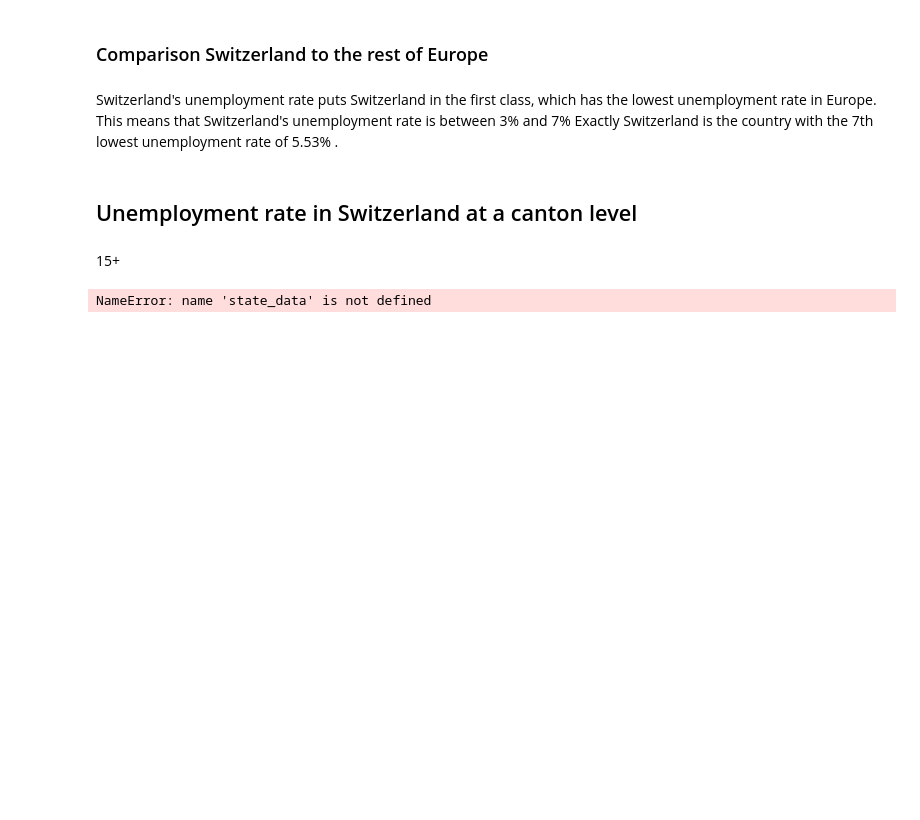
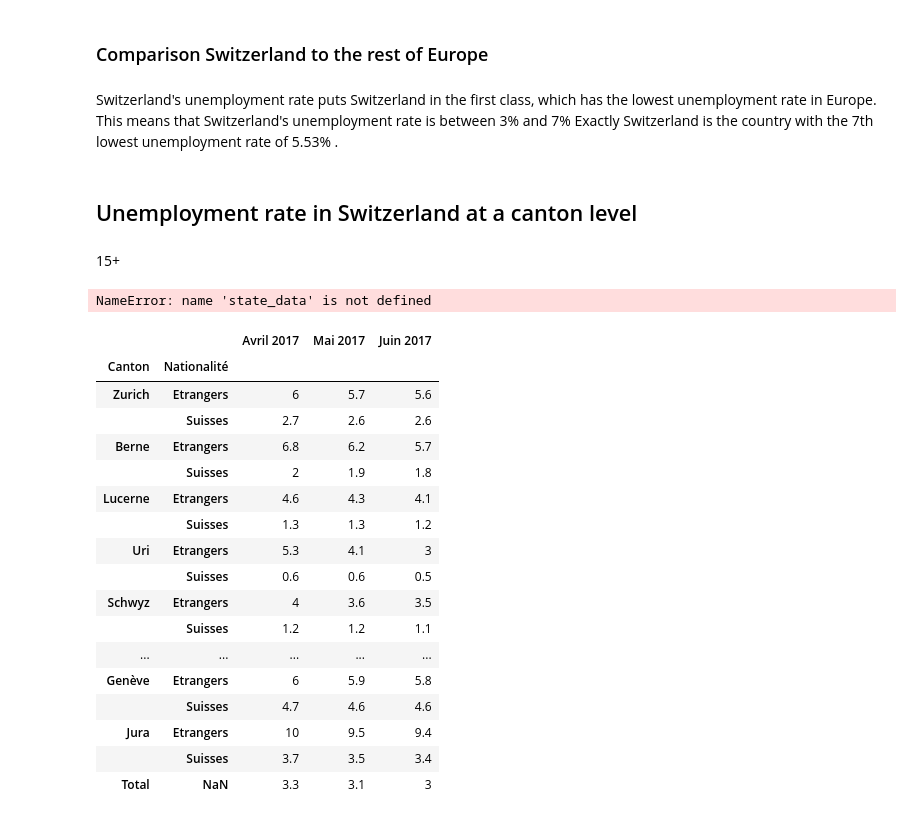
Before and after one commit to maxpr/ADA, a Jupyter notebook: 03 - Interactive Viz/Homework3.ipynb, the cells around one changed output. Saved outputs shown, nothing was run; the diff lists cells and outputs as text; code cells hidden in the pictures; blank space fills up the shorter version.

Commit message:
swiss_foreigners data

```diff
--- a/03 - Interactive Viz/Homework3.ipynb
+++ b/03 - Interactive Viz/Homework3.ipynb
@@ -326,3 +326,38 @@ m.choropleth(
 m
 # %% [output]
 NameError: name 'state_data' is not defined
+# %%
+#read data
+path = os.path.join('FetchedData', 'Unemployment_rate_swiss_and_foreigners.xlsx')
+df_unemployment_swiss_foreigners = pd.read_excel(path)
+
+#set index to Canton and Nationality
+df_unemployment_swiss_foreigners_clean = df_unemployment_swiss_foreigners.set_index(['Canton','Nationalité']).drop(['Mois'], axis = 1)
+
+#Keep the second quaterly to match our definition
+df_unemployment_swiss_foreigners_clean = df_unemployment_swiss_foreigners_clean.iloc[:,6:12]
+
+#Keep the percentage only
+df_unemployment_swiss_foreigners_clean = df_unemployment_swiss_foreigners_clean.drop(['Avril 2017.1','Mai 2017.1','Juin 2017.1'],axis=1)
+df_unemployment_swiss_foreigners_clean = df_unemployment_swiss_foreigners_clean.iloc[1:]
+# %%
+df_unemployment_swiss_foreigners_clean
+# %% [output]
+|  |  | Avril 2017 | Mai 2017 | Juin 2017 |
+| Canton | Nationalité |  |  |  |
+| Zurich | Etrangers | 6 | 5.7 | 5.6 |
+|  | Suisses | 2.7 | 2.6 | 2.6 |
+| Berne | Etrangers | 6.8 | 6.2 | 5.7 |
+|  | Suisses | 2 | 1.9 | 1.8 |
+| Lucerne | Etrangers | 4.6 | 4.3 | 4.1 |
+|  | Suisses | 1.3 | 1.3 | 1.2 |
+| Uri | Etrangers | 5.3 | 4.1 | 3 |
+|  | Suisses | 0.6 | 0.6 | 0.5 |
+| Schwyz | Etrangers | 4 | 3.6 | 3.5 |
+|  | Suisses | 1.2 | 1.2 | 1.1 |
+| ... | ... | ... | ... | ... |
+| Genève | Etrangers | 6 | 5.9 | 5.8 |
+|  | Suisses | 4.7 | 4.6 | 4.6 |
+| Jura | Etrangers | 10 | 9.5 | 9.4 |
+|  | Suisses | 3.7 | 3.5 | 3.4 |
+| Total | NaN | 3.3 | 3.1 | 3 |
```
Also changed, not shown: 3 other files.
